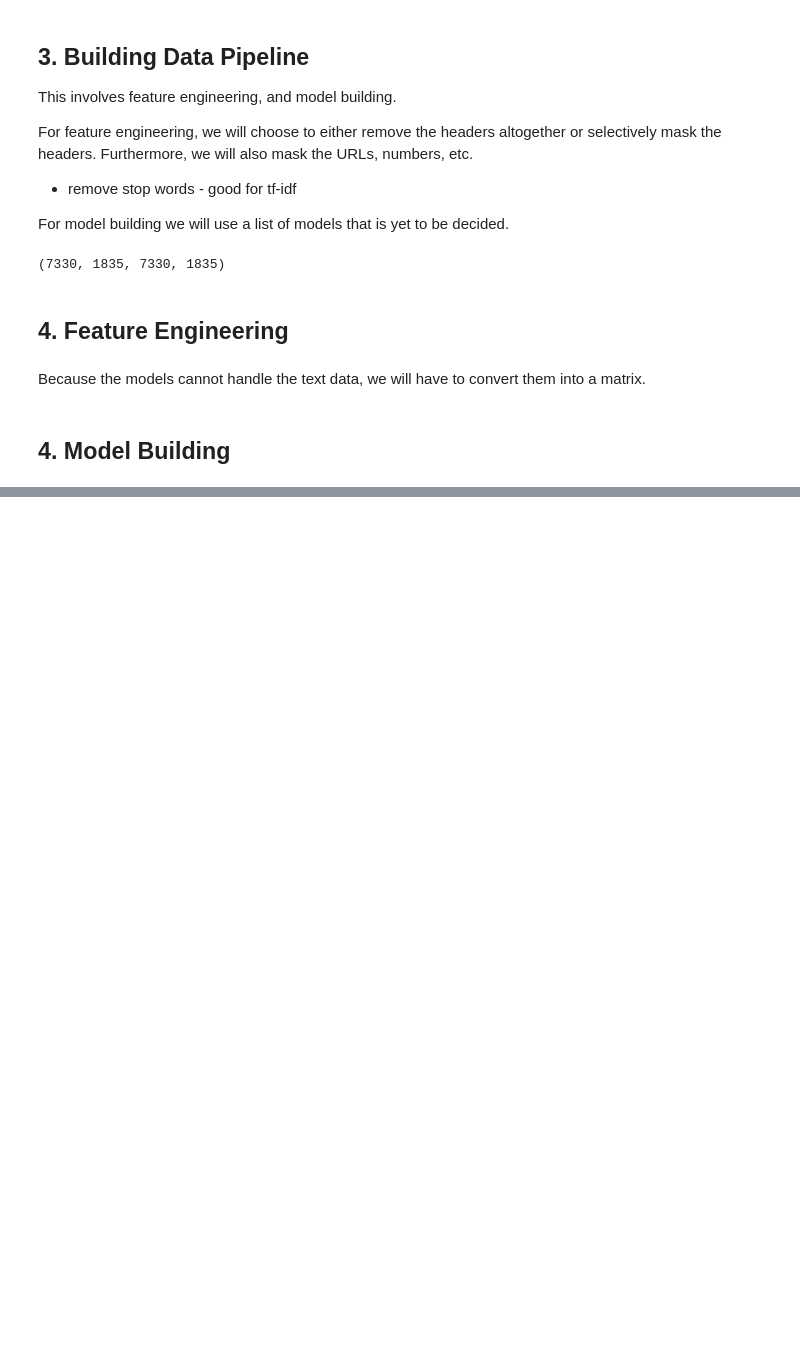
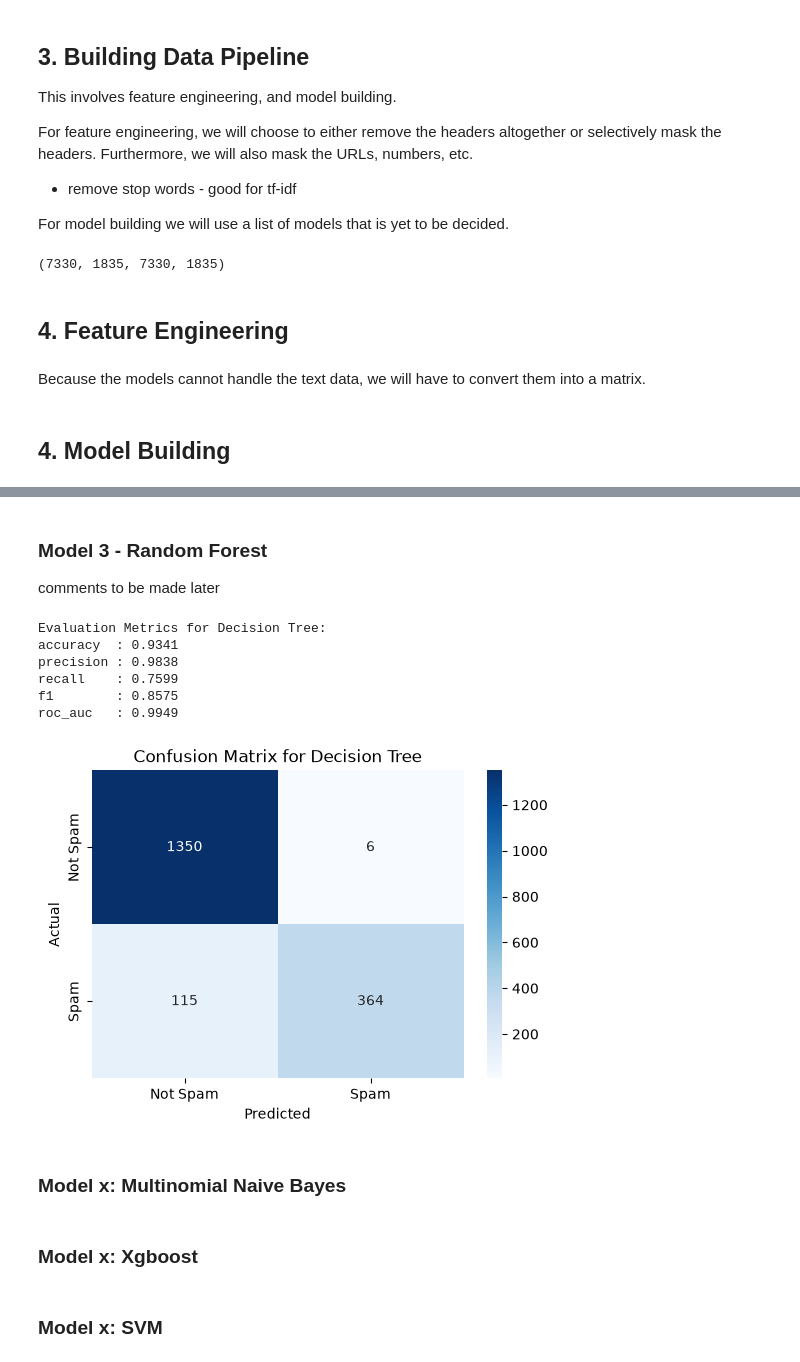
Before and after one commit to shamshertamang/EmailSpamClassifier-Apache, a Jupyter notebook: 03_model_pipeline.ipynb, the cells around one changed output, grey strips where cells are left out. Drawn from its saved outputs; the diff is of its cells as text; code cells hidden in the pictures; blank space fills up the shorter version.

```diff
--- a/03_model_pipeline.ipynb
+++ b/03_model_pipeline.ipynb
@@ -80,0 +109,30 @@ roc_auc   : 0.9866
+# %% [markdown]
+### Model 3 - Random Forest
+
+comments to be made later
+# %%
+rf = RandomForestClassifier(n_estimators=300, random_state=42, class_weight="balanced", n_jobs=-1)
+rf_pipe = clone(pipe).set_params(
+    classifier=rf
+)
+
+rf_pipe.fit(X_train, y_train)
+pred_rf = rf_pipe.predict(X_test)
+prob_rf = rf_pipe.predict_proba(X_test)[:, 1]
+
+metrics_rf = evaluate_model(name=model_name, y_true=y_test, y_pred=pred_rf, y_prob=prob_rf)
+plot_confusion_matrix(y_true = y_test, y_pred = pred_rf, title=f'Confusion Matrix for {model_name}')
+# %% [output]
+Evaluation Metrics for Decision Tree:
+accuracy  : 0.9341
+precision : 0.9838
+recall    : 0.7599
+f1        : 0.8575
+roc_auc   : 0.9949
+[figure, added]
+# %% [markdown]
+### Model x: Multinomial Naive Bayes
+# %% [markdown]
+### Model x: Xgboost
+# %% [markdown]
+### Model x: SVM
```
Also changed, not shown: parts of 5 cells of this notebook.
